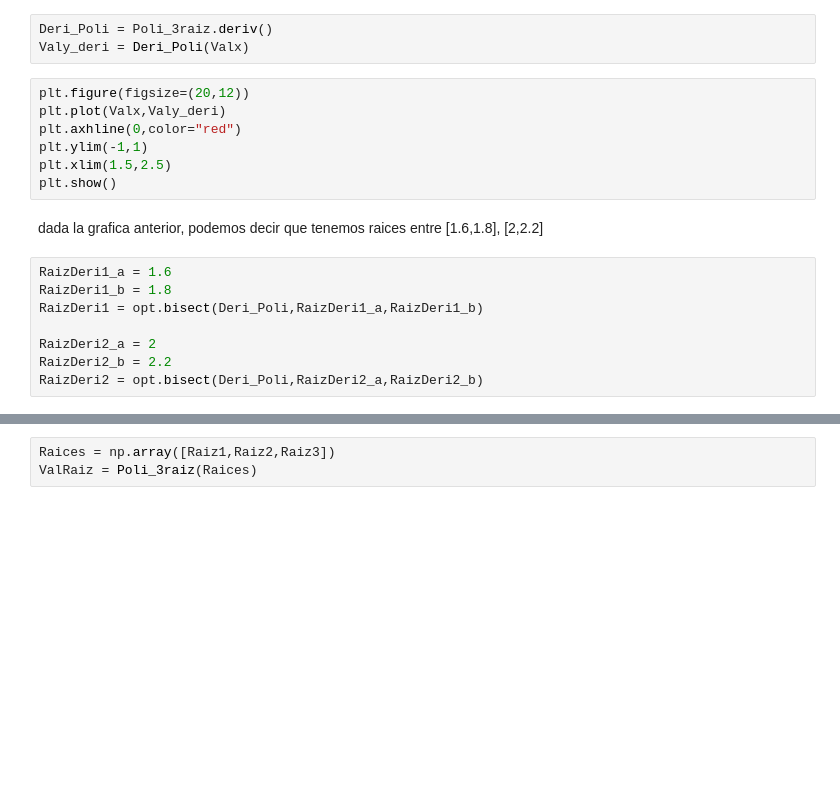
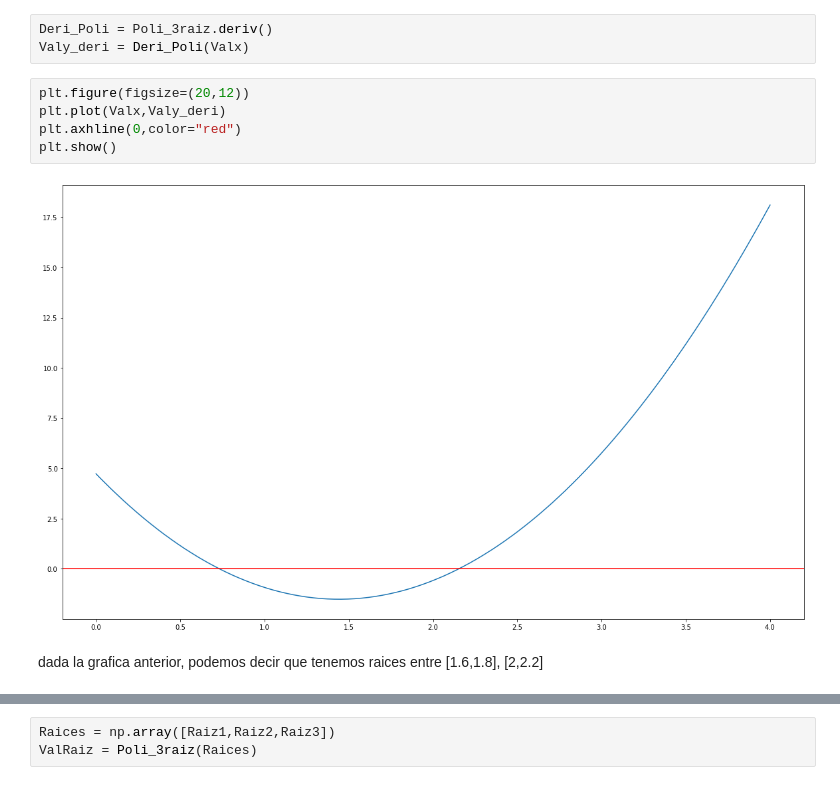
Before and after one commit to Yoposk/PrimerExamen, a Jupyter notebook: Examen_1_MC.ipynb, the cells around one changed output, grey strips where cells are left out. Cells and saved outputs as stored; diff of their text form; blank space fills up the shorter version.

```diff
--- a/Examen_1_MC.ipynb
+++ b/Examen_1_MC.ipynb
@@ -184,17 +209,9 @@ Valy_deri = Deri_Poli(Valx)
 # %%
 plt.figure(figsize=(20,12))
 plt.plot(Valx,Valy_deri)
 plt.axhline(0,color="red")
-plt.ylim(-1,1)
-plt.xlim(1.5,2.5)
 plt.show()
+# %% [output]
+[figure, added]
 # %% [markdown]
 dada la grafica anterior, podemos decir que tenemos raices entre [1.6,1.8], [2,2.2]
-# %%
-RaizDeri1_a = 1.6
-RaizDeri1_b = 1.8
-RaizDeri1 = opt.bisect(Deri_Poli,RaizDeri1_a,RaizDeri1_b)
-
-RaizDeri2_a = 2
-RaizDeri2_b = 2.2
-RaizDeri2 = opt.bisect(Deri_Poli,RaizDeri2_a,RaizDeri2_b)
```
Also changed, not shown: parts of 21 cells of this notebook.
